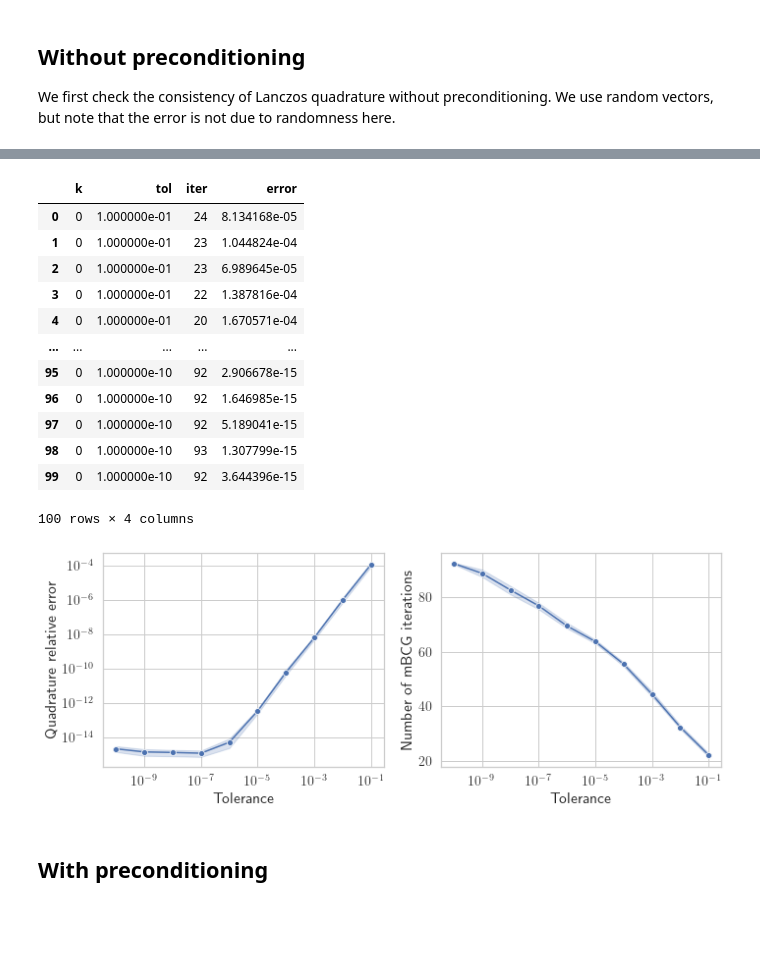
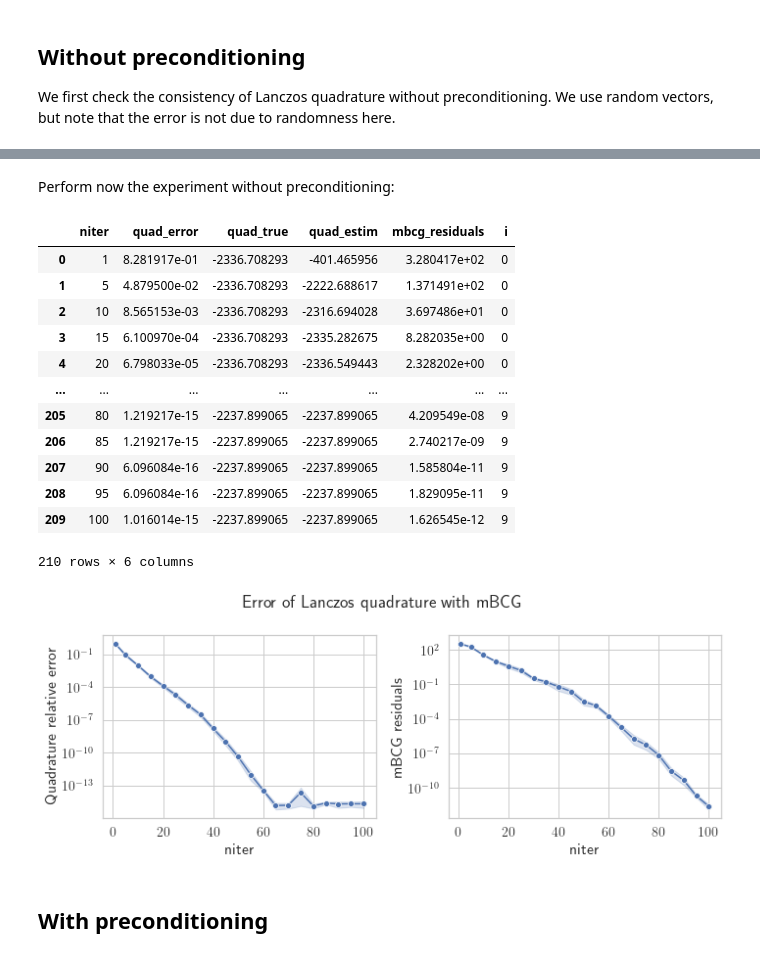
Before and after one commit to matthiaszeller/GP-linalg, a Jupyter notebook: notebook/Numerical experiments.ipynb, the cells around one changed output, grey strips where cells are left out. Cells and saved outputs as stored; diff of their text form; code cells hidden in the pictures; blank space fills up the shorter version.

```diff
--- a/notebook/Numerical experiments.ipynb
+++ b/notebook/Numerical experiments.ipynb
@@ -258,9 +378,8 @@ We wish to monitor the upper bound $\Gamma_k \lambda_k(K_{XX})$ with different d
 def compute_gamma(L, k):
     """
     Compute the gamma factor
-    :param L: lower triangular matrix, i.e. pivoted cholesky factor Lk after permutation
+    :param L: lower triangular matrix, pivoted cholesky factor Lk after permutation
     :param k: the number of columns of k to consider
-    :param pivot_lkk: the kth pivot element of pivoted Cholesky
     """
     l_kk = L[k, k]
     L11 = L[:k, :k]
@@ -896,8 +960,6 @@ k.compute_kernel(torch.tensor([sigma2, lengthscale]))
 
 # Compute logarithm of Khat
 logKhat = logm_spd(k.Khat())
-assert (logKhat - logKhat.T).abs().max() < symmetric_threshold
-logKhat = (logKhat + logKhat.T) / 2
 # %%
 # Sanity check, for SPD matrices, logdet is trace log
 (logKhat.trace() - torch.logdet(k.Khat())).abs()
@@ -953,33 +1043,52 @@ for tol in tolerances:
+# %% [markdown]
+Perform now the experiment without preconditioning:
+# %%
+n, d = 1000, 1
+N_probe_vectors = 10
+sigma2, lengthscale = 0.1, 0.1
+niter_list = [1] + list(range(5, 105 + 1, 5))
+
+x = torch.randn(n, d)
+
+kernel = SquaredExponentialKernel(x)
+kernel.compute_kernel(torch.tensor([sigma2, lengthscale]))
+
+logKhat = logm_spd(kernel.Khat())
+
+Z = torch.randn(n, N_probe_vectors)
+
+res = compute_quadrature(kernel.Khat(), logKhat, niter_list, Z, {})
 # %%
-df = pd.DataFrame(results)
+df = pd.DataFrame(res)
 df
 # %% [output]
-|  | k | tol | iter | error |
-| 0 | 0 | 1.000000e-01 | 24 | 8.134168e-05 |
-| 1 | 0 | 1.000000e-01 | 23 | 1.044824e-04 |
-| 2 | 0 | 1.000000e-01 | 23 | 6.989645e-05 |
-| 3 | 0 | 1.000000e-01 | 22 | 1.387816e-04 |
-| 4 | 0 | 1.000000e-01 | 20 | 1.670571e-04 |
-| ... | ... | ... | ... | ... |
-| 95 | 0 | 1.000000e-10 | 92 | 2.906678e-15 |
-| 96 | 0 | 1.000000e-10 | 92 | 1.646985e-15 |
-| 97 | 0 | 1.000000e-10 | 92 | 5.189041e-15 |
-| 98 | 0 | 1.000000e-10 | 93 | 1.307799e-15 |
-| 99 | 0 | 1.000000e-10 | 92 | 3.644396e-15 |
+|  | niter | quad_error | quad_true | quad_estim | mbcg_residuals | i |
+| 0 | 1 | 8.281917e-01 | -2336.708293 | -401.465956 | 3.280417e+02 | 0 |
+| 1 | 5 | 4.879500e-02 | -2336.708293 | -2222.688617 | 1.371491e+02 | 0 |
+| 2 | 10 | 8.565153e-03 | -2336.708293 | -2316.694028 | 3.697486e+01 | 0 |
+| 3 | 15 | 6.100970e-04 | -2336.708293 | -2335.282675 | 8.282035e+00 | 0 |
+| 4 | 20 | 6.798033e-05 | -2336.708293 | -2336.549443 | 2.328202e+00 | 0 |
+| ... | ... | ... | ... | ... | ... | ... |
+| 205 | 80 | 1.219217e-15 | -2237.899065 | -2237.899065 | 4.209549e-08 | 9 |
+| 206 | 85 | 1.219217e-15 | -2237.899065 | -2237.899065 | 2.740217e-09 | 9 |
+| 207 | 90 | 6.096084e-16 | -2237.899065 | -2237.899065 | 1.585804e-11 | 9 |
+| 208 | 95 | 6.096084e-16 | -2237.899065 | -2237.899065 | 1.829095e-11 | 9 |
+| 209 | 100 | 1.016014e-15 | -2237.899065 | -2237.899065 | 1.626545e-12 | 9 |
-100 rows × 4 columns
+210 rows × 6 columns
 # %%
 _, ax = plt.subplots(1, 2, figsize=(10, 4))
 
-sns.lineplot(x='tol', y='error', data=df, marker='o', ax=ax[0])
-sns.lineplot(x='tol', y='iter', data=df, marker='o', ax=ax[1])
+sns.lineplot(x='niter', y='quad_error', data=df, marker='o', ax=ax[0])
+ax[0].set_ylabel('Quadrature relative error')
+ax[0].set_yscale('log')
 
-ax[0].set_xscale('log'); ax[1].set_xscale('log'); ax[0].set_yscale('log')
-# Aesthetics
-ax[0].set_xlabel('Tolerance'); ax[0].set_ylabel('Quadrature relative error')
-ax[1].set_xlabel('Tolerance'); ax[1].set_ylabel('Number of mBCG iterations')
+sns.lineplot(x='niter', y='mbcg_residuals', data=df, marker='o', ax=ax[1])
+ax[1].set_ylabel('mBCG residuals')
+ax[1].set_yscale('log')
+plt.suptitle('Error of Lanczos quadrature with mBCG')
 plt.tight_layout()
 # %% [output]
-[figure, old version]
+[figure, new version]
 # %% [markdown]
 ## With preconditioning
 # %% [markdown]
```
Also changed, not shown: parts of 151 cells of this notebook.
